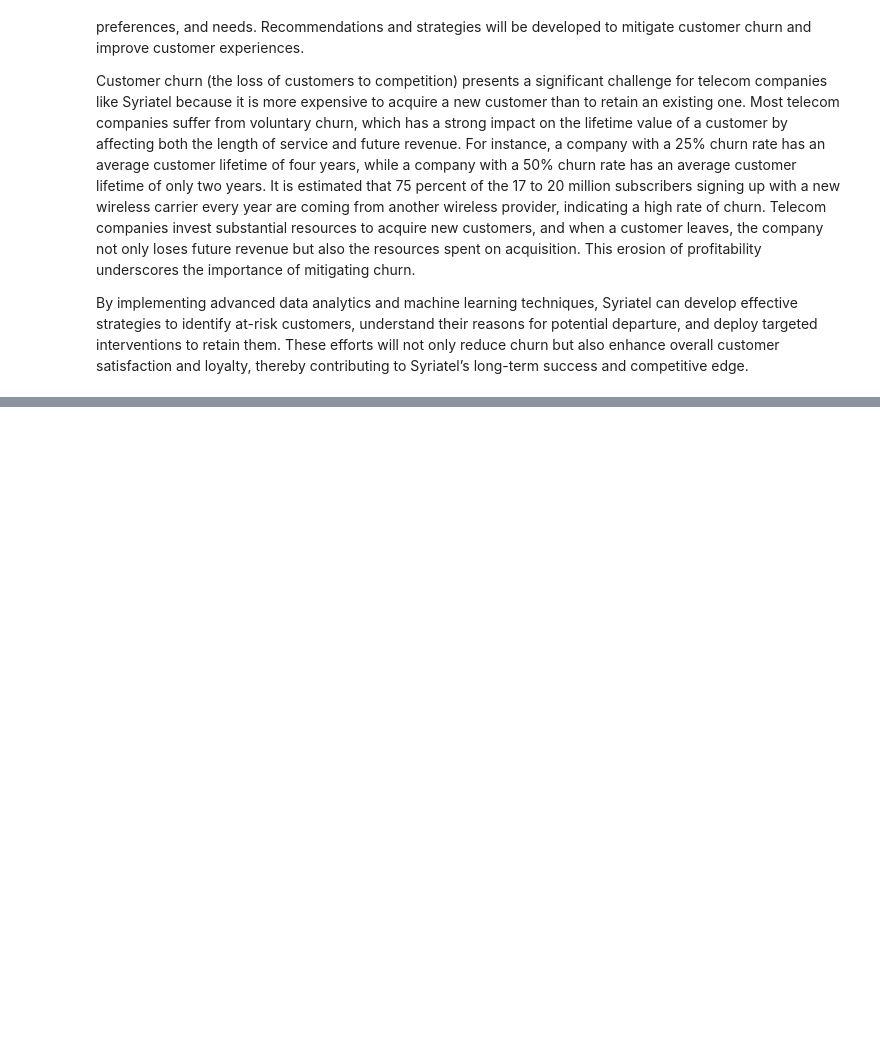
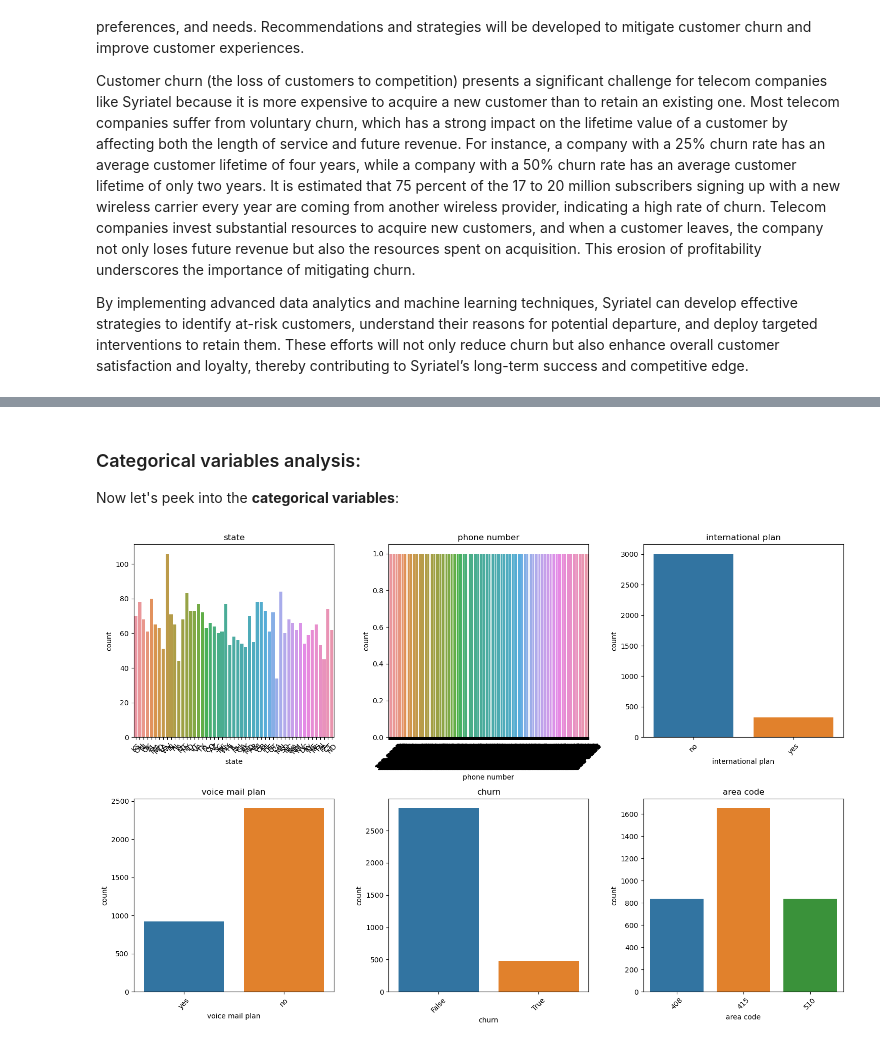
Before and after one commit to Iankip8/SyriatelCustomerChurn, a Jupyter notebook: SyriatelCustomerChurn.ipynb, the cells around one changed output, grey strips where cells are left out. Saved outputs shown, nothing was run; the diff lists cells and outputs as text; code cells hidden in the pictures; blank space fills up the shorter version.

```diff
--- a/SyriatelCustomerChurn.ipynb
+++ b/SyriatelCustomerChurn.ipynb
@@ -33,0 +388,7 @@ By implementing advanced data analytics and machine learning techniques, Syriate
+# %% [markdown]
+### Categorical variables analysis:
+Now let's peek into the **categorical variables**:
+# %%
+data_vars.visualize_categorical()
+# %% [output]
+[figure, added]
```
Also changed, not shown: parts of 28 cells of this notebook.
